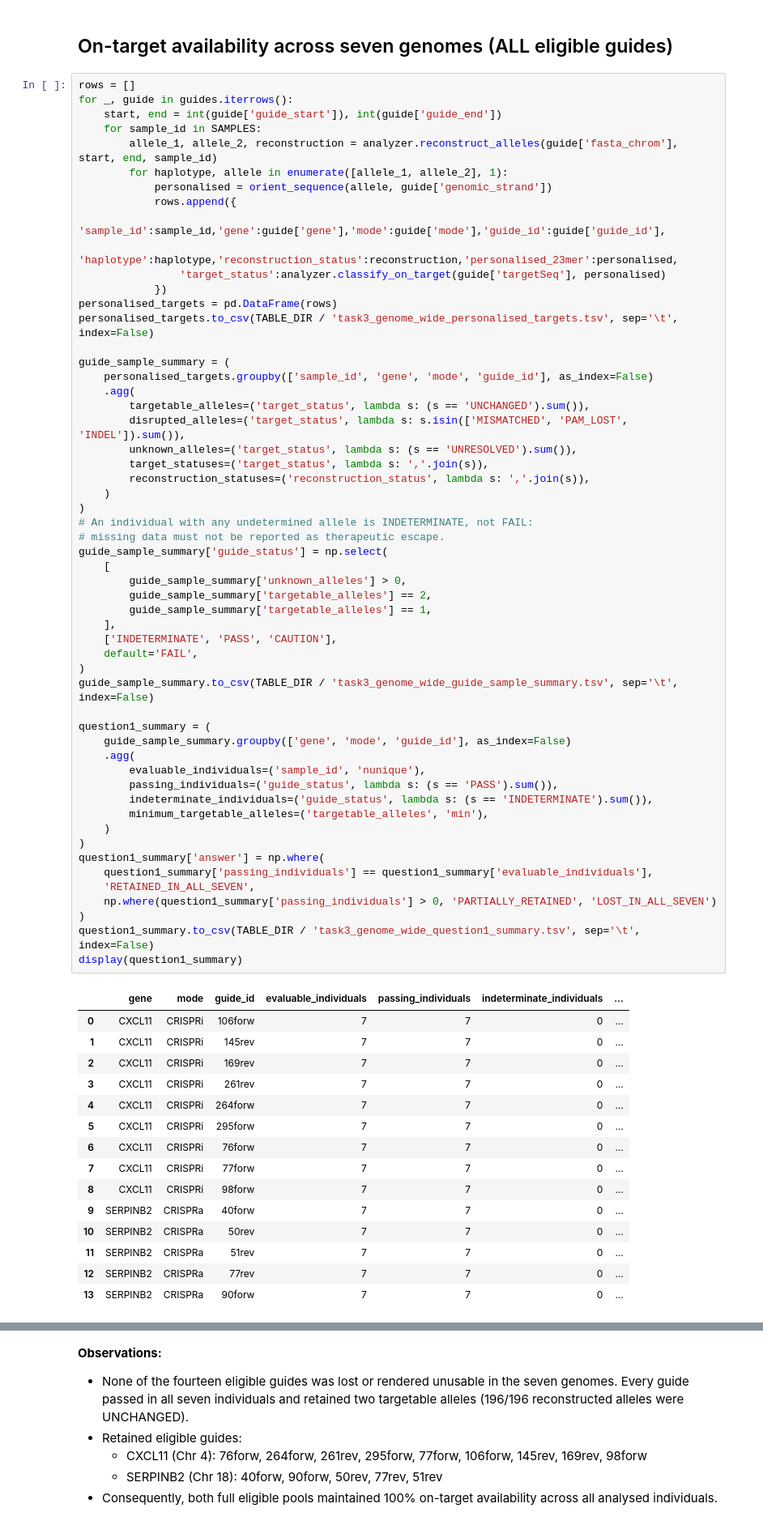
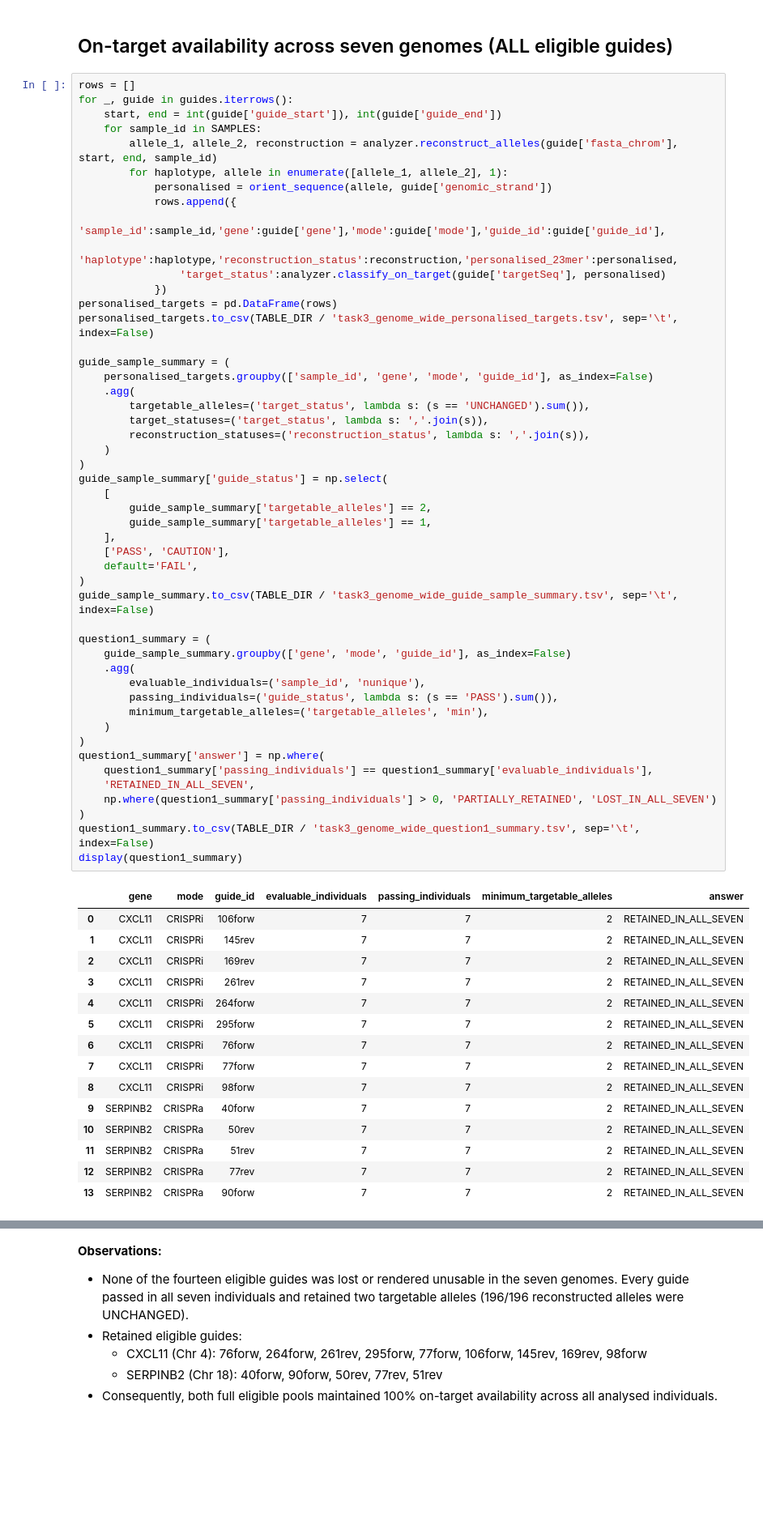
Before and after one commit to tritinvo18/ifn646_project, a Jupyter notebook: Task3/notebooks/03_variant_analysis_genome_wide-KM.ipynb, the cells around one changed output, grey strips where cells are left out. Shown at 81% size. Saved outputs shown, nothing was run; the diff lists cells and outputs as text; blank space fills up the shorter version.

```diff
--- a/Task3/notebooks/03_variant_analysis_genome_wide-KM.ipynb
+++ b/Task3/notebooks/03_variant_analysis_genome_wide-KM.ipynb
@@ -270,54 +269,48 @@ guide_sample_summary = (
     personalised_targets.groupby(['sample_id', 'gene', 'mode', 'guide_id'], as_index=False)
     .agg(
         targetable_alleles=('target_status', lambda s: (s == 'UNCHANGED').sum()),
-        disrupted_alleles=('target_status', lambda s: s.isin(['MISMATCHED', 'PAM_LOST', 'INDEL']).sum()),
-        unknown_alleles=('target_status', lambda s: (s == 'UNRESOLVED').sum()),
         target_statuses=('target_status', lambda s: ','.join(s)),
         reconstruction_statuses=('reconstruction_status', lambda s: ','.join(s)),
     )
 )
-# An individual with any undetermined allele is INDETERMINATE, not FAIL:
-# missing data must not be reported as therapeutic escape.
 guide_sample_summary['guide_status'] = np.select(
     [
-        guide_sample_summary['unknown_alleles'] > 0,
         guide_sample_summary['targetable_alleles'] == 2,
         guide_sample_summary['targetable_alleles'] == 1,
     ],
-    ['INDETERMINATE', 'PASS', 'CAUTION'],
+    ['PASS', 'CAUTION'],
     default='FAIL',
 )
 guide_sample_summary.to_csv(TABLE_DIR / 'task3_genome_wide_guide_sample_summary.tsv', sep='\t', index=False)
 
 question1_summary = (
     guide_sample_summary.groupby(['gene', 'mode', 'guide_id'], as_index=False)
     .agg(
         evaluable_individuals=('sample_id', 'nunique'),
         passing_individuals=('guide_status', lambda s: (s == 'PASS').sum()),
-        indeterminate_individuals=('guide_status', lambda s: (s == 'INDETERMINATE').sum()),
         minimum_targetable_alleles=('targetable_alleles', 'min'),
     )
 )
 question1_summary['answer'] = np.where(
     question1_summary['passing_individuals'] == question1_summary['evaluable_individuals'],
     'RETAINED_IN_ALL_SEVEN',
     np.where(question1_summary['passing_individuals'] > 0, 'PARTIALLY_RETAINED', 'LOST_IN_ALL_SEVEN')
 )
 question1_summary.to_csv(TABLE_DIR / 'task3_genome_wide_question1_summary.tsv', sep='\t', index=False)
 display(question1_summary)
 # %% [output]
-|  | gene | mode | guide_id | evaluable_individuals | passing_individuals | indeterminate_individuals | ... |
-| 0 | CXCL11 | CRISPRi | 106forw | 7 | 7 | 0 | ... |
-| 1 | CXCL11 | CRISPRi | 145rev | 7 | 7 | 0 | ... |
-| 2 | CXCL11 | CRISPRi | 169rev | 7 | 7 | 0 | ... |
-| 3 | CXCL11 | CRISPRi | 261rev | 7 | 7 | 0 | ... |
-| 4 | CXCL11 | CRISPRi | 264forw | 7 | 7 | 0 | ... |
-| 5 | CXCL11 | CRISPRi | 295forw | 7 | 7 | 0 | ... |
-| 6 | CXCL11 | CRISPRi | 76forw | 7 | 7 | 0 | ... |
-| 7 | CXCL11 | CRISPRi | 77forw | 7 | 7 | 0 | ... |
-| 8 | CXCL11 | CRISPRi | 98forw | 7 | 7 | 0 | ... |
-| 9 | SERPINB2 | CRISPRa | 40forw | 7 | 7 | 0 | ... |
-| 10 | SERPINB2 | CRISPRa | 50rev | 7 | 7 | 0 | ... |
-| 11 | SERPINB2 | CRISPRa | 51rev | 7 | 7 | 0 | ... |
-| 12 | SERPINB2 | CRISPRa | 77rev | 7 | 7 | 0 | ... |
-| 13 | SERPINB2 | CRISPRa | 90forw | 7 | 7 | 0 | ... |
+|  | gene | mode | guide_id | evaluable_individuals | passing_individuals | minimum_targetable_alleles | answer |
+| 0 | CXCL11 | CRISPRi | 106forw | 7 | 7 | 2 | RETAINED_IN_ALL_SEVEN |
+| 1 | CXCL11 | CRISPRi | 145rev | 7 | 7 | 2 | RETAINED_IN_ALL_SEVEN |
+| 2 | CXCL11 | CRISPRi | 169rev | 7 | 7 | 2 | RETAINED_IN_ALL_SEVEN |
+| 3 | CXCL11 | CRISPRi | 261rev | 7 | 7 | 2 | RETAINED_IN_ALL_SEVEN |
+| 4 | CXCL11 | CRISPRi | 264forw | 7 | 7 | 2 | RETAINED_IN_ALL_SEVEN |
+| 5 | CXCL11 | CRISPRi | 295forw | 7 | 7 | 2 | RETAINED_IN_ALL_SEVEN |
+| 6 | CXCL11 | CRISPRi | 76forw | 7 | 7 | 2 | RETAINED_IN_ALL_SEVEN |
+| 7 | CXCL11 | CRISPRi | 77forw | 7 | 7 | 2 | RETAINED_IN_ALL_SEVEN |
+| 8 | CXCL11 | CRISPRi | 98forw | 7 | 7 | 2 | RETAINED_IN_ALL_SEVEN |
+| 9 | SERPINB2 | CRISPRa | 40forw | 7 | 7 | 2 | RETAINED_IN_ALL_SEVEN |
+| 10 | SERPINB2 | CRISPRa | 50rev | 7 | 7 | 2 | RETAINED_IN_ALL_SEVEN |
+| 11 | SERPINB2 | CRISPRa | 51rev | 7 | 7 | 2 | RETAINED_IN_ALL_SEVEN |
+| 12 | SERPINB2 | CRISPRa | 77rev | 7 | 7 | 2 | RETAINED_IN_ALL_SEVEN |
+| 13 | SERPINB2 | CRISPRa | 90forw | 7 | 7 | 2 | RETAINED_IN_ALL_SEVEN |
```
Also changed, not shown: parts of 6 cells of this notebook, 14 other files.
